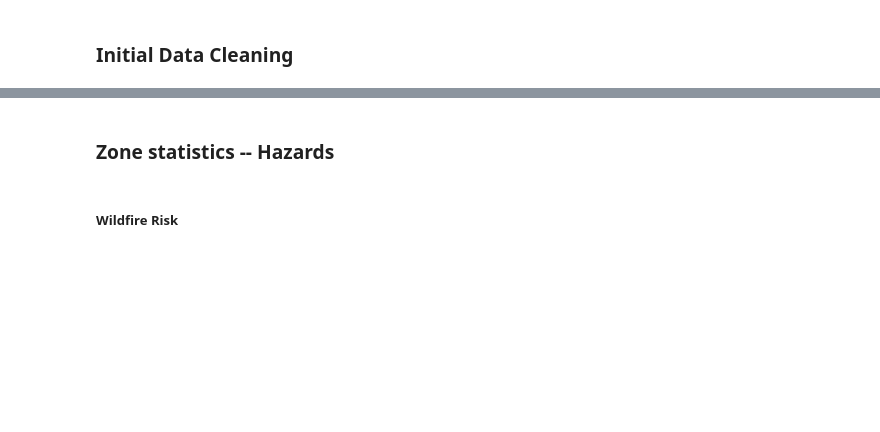
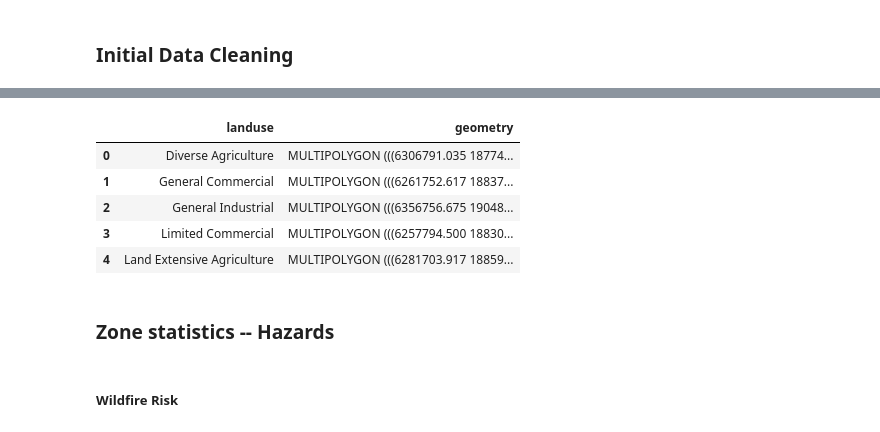
Before and after one commit to acmarley-erg/soco_resilience, a Jupyter notebook: py/zone_stats.ipynb, the cells around one changed output, grey strips where cells are left out. Cells and saved outputs as stored; diff of their text form; code cells hidden in the pictures; blank space fills up the shorter version.

```diff
--- a/py/zone_stats.ipynb
+++ b/py/zone_stats.ipynb
@@ -78,0 +87,27 @@ veg_alliance = veg_alliance.dissolve(by="MAP_CLASS").reset_index()
+# %%
+# define function for creating a new column with the long form name of each landuse classification
+name_map = {
+    "DA": "Diverse Agriculture",
+    "GC": "General Commercial",
+    'GI': "General Industrial",
+    'LC': "Limited Commercial",
+    'LEA': "Land Extensive Agriculture",
+    'LI': "Limited Industrial",
+    'LIA': "Land Intensive Agriculture",
+    'PQP': "Public / Quasi-public",
+    'RR': "Rural Residential",
+    'RRD': "Resources and Rural Development",
+    'RVSC': "Recreation and Visitor Serving Commercial",
+    'UR': "Urban Residential"
+}
+
+landuse_simp['landuse'] = landuse_simp["DESIGNATIO"].apply(lambda val: name_map[val])
+landuse_simp = landuse_simp[['landuse', 'geometry']]
+landuse_simp.head()
+# %% [output]
+|  | landuse | geometry |
+| 0 | Diverse Agriculture | MULTIPOLYGON (((6306791.035 18774... |
+| 1 | General Commercial | MULTIPOLYGON (((6261752.617 18837... |
+| 2 | General Industrial | MULTIPOLYGON (((6356756.675 19048... |
+| 3 | Limited Commercial | MULTIPOLYGON (((6257794.500 18830... |
+| 4 | Land Extensive Agriculture | MULTIPOLYGON (((6281703.917 18859... |
```
Also changed, not shown: parts of 14 cells of this notebook.
